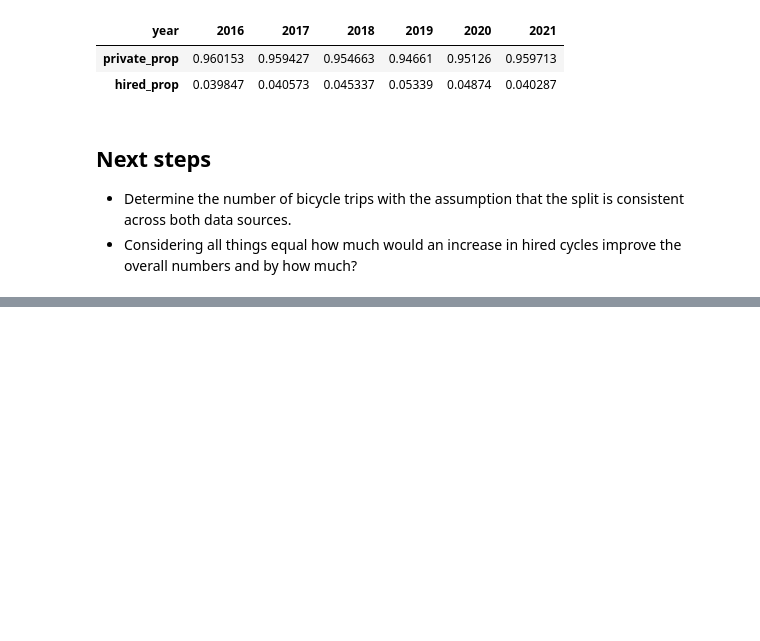
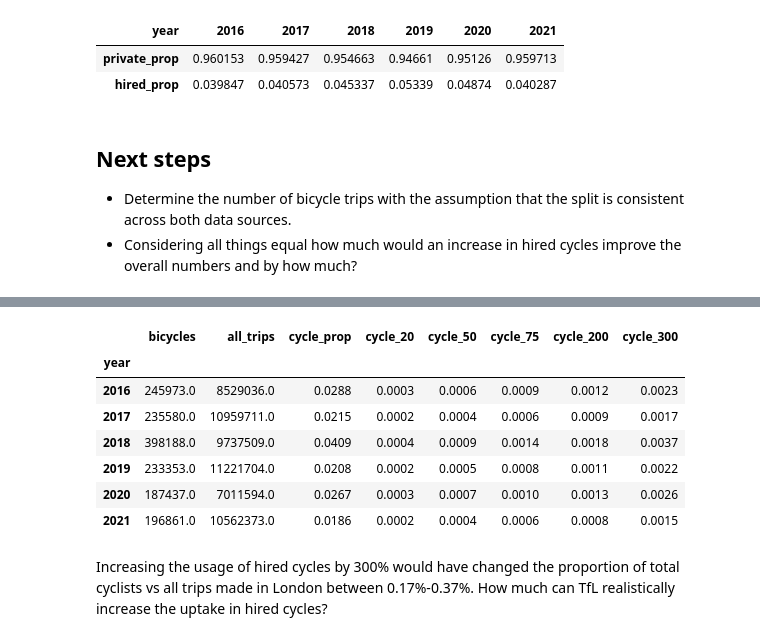
Before and after one commit to PatKang/LSE_DreamTeam, a Jupyter notebook: bike_ownership.ipynb, the cells around one changed output, grey strips where cells are left out. Cells and saved outputs as stored; diff of their text form; code cells hidden in the pictures; blank space fills up the shorter version.

```diff
--- a/bike_ownership.ipynb
+++ b/bike_ownership.ipynb
@@ -317,8 +301,0 @@ cycle_counts
-# %%
-# Create 4 scenarios how a change in proportion of hired cycles would impact the total number of trips
-cycle_counts['hired_cycles10'] = cycle_counts['hired_cycles'] * 1.1
-cycle_counts['hired_cycles20'] = cycle_counts['hired_cycles'] * 1.2
-cycle_counts['hired_cycles30'] = cycle_counts['hired_cycles'] * 1.3
-cycle_counts['hired_cycles40'] = cycle_counts['hired_cycles'] * 1.4
-
-cycle_counts
@@ -363,0 +317,9 @@ Increasing the usage of hired cycles by 40% would change the proportion of total
+# %%
+# Create 5 scenarios how a change in proportion of hired cycles would impact the total number of trips
+cycle_counts['hired_cycles20'] = cycle_counts['hired_cycles'] * 1.2
+cycle_counts['hired_cycles50'] = cycle_counts['hired_cycles'] * 1.5
+cycle_counts['hired_cycles75'] = cycle_counts['hired_cycles'] * 1.75
+cycle_counts['hired_cycles200'] = cycle_counts['hired_cycles'] * 2
+cycle_counts['hired_cycles300'] = cycle_counts['hired_cycles'] * 3
+
+cycle_counts
@@ -363,0 +335,33 @@ Increasing the usage of hired cycles by 40% would change the proportion of total
+# %%
+# How much would each of these scenarios impact the overall number of cyclists?
+import warnings
+warnings.filterwarnings("ignore")
+
+scenario = cycle_counts[['bicycles', 'all_trips', 'cycle_prop']]
+scenario['cycle_20'] = round(((cycle_counts['hired_cycles20'] + cycle_counts['private_cycles']) / scenario['all_trips'])\
+                             - scenario['cycle_prop'],4)
+
+scenario['cycle_50'] = round(((cycle_counts['hired_cycles50'] + cycle_counts['private_cycles']) / scenario['all_trips'])\
+                             - scenario['cycle_prop'],4)
+
+scenario['cycle_75'] = round(((cycle_counts['hired_cycles75'] + cycle_counts['private_cycles']) / scenario['all_trips'])\
+                             - scenario['cycle_prop'],4)
+
+scenario['cycle_200'] = round(((cycle_counts['hired_cycles200'] + cycle_counts['private_cycles']) / scenario['all_trips'])\
+                             - scenario['cycle_prop'],4)
+
+scenario['cycle_300'] = round(((cycle_counts['hired_cycles300'] + cycle_counts['private_cycles']) / scenario['all_trips'])\
+                             - scenario['cycle_prop'],4)
+
+scenario
+# %% [output]
+|  | bicycles | all_trips | cycle_prop | cycle_20 | cycle_50 | cycle_75 | cycle_200 | cycle_300 |
+| year |  |  |  |  |  |  |  |  |
+| 2016 | 245973.0 | 8529036.0 | 0.0288 | 0.0003 | 0.0006 | 0.0009 | 0.0012 | 0.0023 |
+| 2017 | 235580.0 | 10959711.0 | 0.0215 | 0.0002 | 0.0004 | 0.0006 | 0.0009 | 0.0017 |
+| 2018 | 398188.0 | 9737509.0 | 0.0409 | 0.0004 | 0.0009 | 0.0014 | 0.0018 | 0.0037 |
+| 2019 | 233353.0 | 11221704.0 | 0.0208 | 0.0002 | 0.0005 | 0.0008 | 0.0011 | 0.0022 |
+| 2020 | 187437.0 | 7011594.0 | 0.0267 | 0.0003 | 0.0007 | 0.0010 | 0.0013 | 0.0026 |
+| 2021 | 196861.0 | 10562373.0 | 0.0186 | 0.0002 | 0.0004 | 0.0006 | 0.0008 | 0.0015 |
+# %% [markdown]
+Increasing the usage of hired cycles by 300% would have changed the proportion of total cyclists vs all trips made in London between 0.17%-0.37%. How much can TfL realistically increase the uptake in hired cycles?
```
Also changed, not shown: parts of 6 cells of this notebook.
